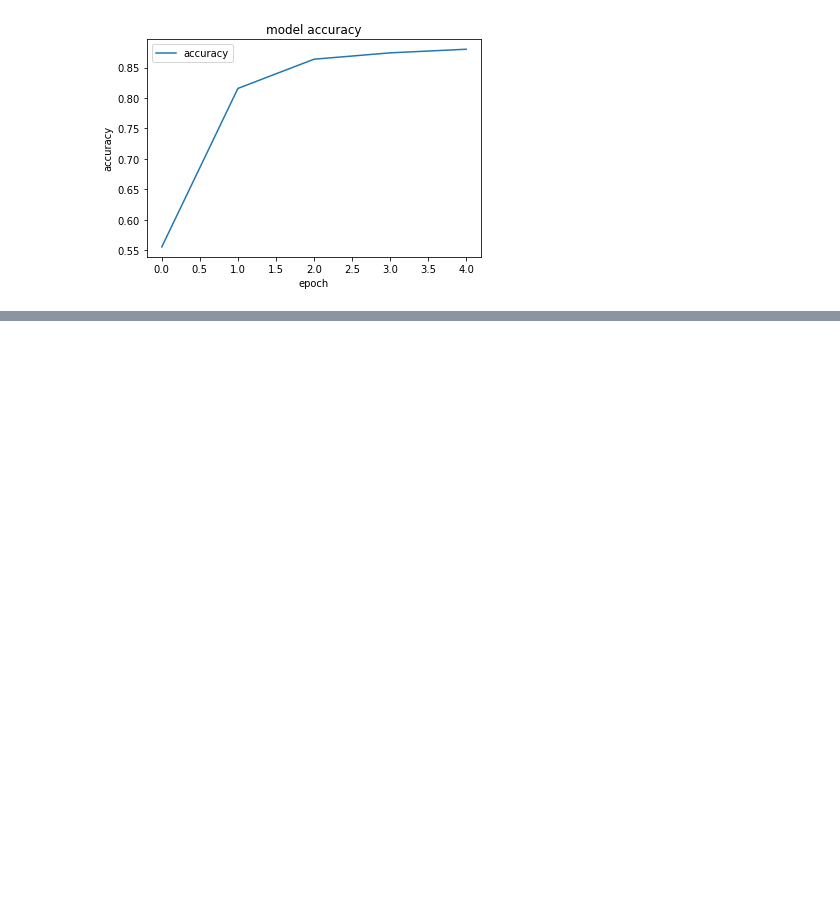
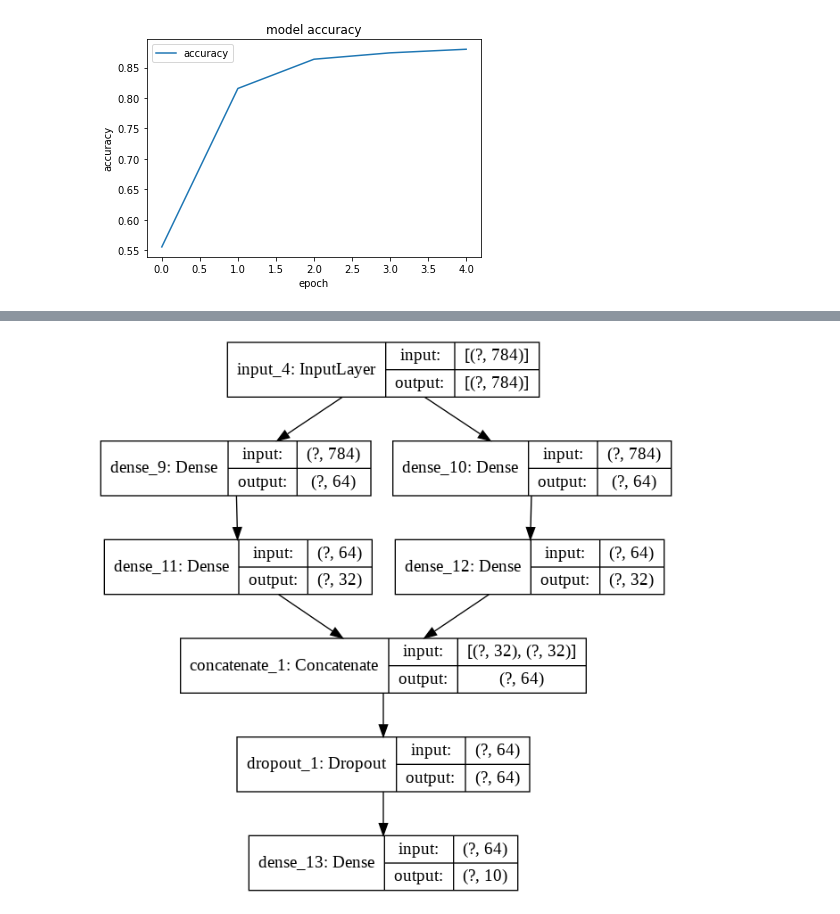
Before and after one commit to tingjhenjiang/python_ML_ntu_spring2019, a Jupyter notebook: wk08_functionAPI_practice.ipynb, the cells around one changed output, grey strips where cells are left out. Saved outputs shown, nothing was run; the diff lists cells and outputs as text; code cells hidden in the pictures; blank space fills up the shorter version.

```diff
--- a/wk08_functionAPI_practice.ipynb
+++ b/wk08_functionAPI_practice.ipynb
@@ -104,0 +149,22 @@ plt.show
+# %%
+inputlayer = tf.keras.Input(shape=(784,))
+hiddenlayer_nodes1_1 = tf.keras.layers.Dense(64, activation='relu')(inputlayer)
+hiddenlayer_nodes2_1 = tf.keras.layers.Dense(64, activation='sigmoid')(inputlayer)
+hiddenlayer_nodes1_2 = tf.keras.layers.Dense(32, activation='relu')(hiddenlayer_nodes1_1)
+hiddenlayer_nodes2_2 = tf.keras.layers.Dense(32, activation='sigmoid')(hiddenlayer_nodes2_1)
+mergelayer = tf.keras.layers.concatenate([hiddenlayer_nodes1_2, hiddenlayer_nodes2_2])
+aftermerge_dropout = tf.keras.layers.Dropout(.2)(mergelayer)
+outputlayer = tf.keras.layers.Dense(10, activation='softmax')(aftermerge_dropout)
+model = tf.keras.Model(inputs=[inputlayer], outputs=outputlayer)
+
+model.compile(optimizer=tf.keras.optimizers.Adam(0.001),
+              loss='CategoricalCrossentropy', #沒有to_categorical時可以用sparse_categorical_crossentropy
+              metrics=['accuracy'],
+              )
+#model.summary()
+tf.keras.utils.plot_model(
+    model, show_shapes=True, show_layer_names=True,
+    rankdir='TB', expand_nested=False, dpi=96
+)
+# %% [output]
+[figure, added]
```
Also changed, not shown: parts of 10 cells of this notebook.
